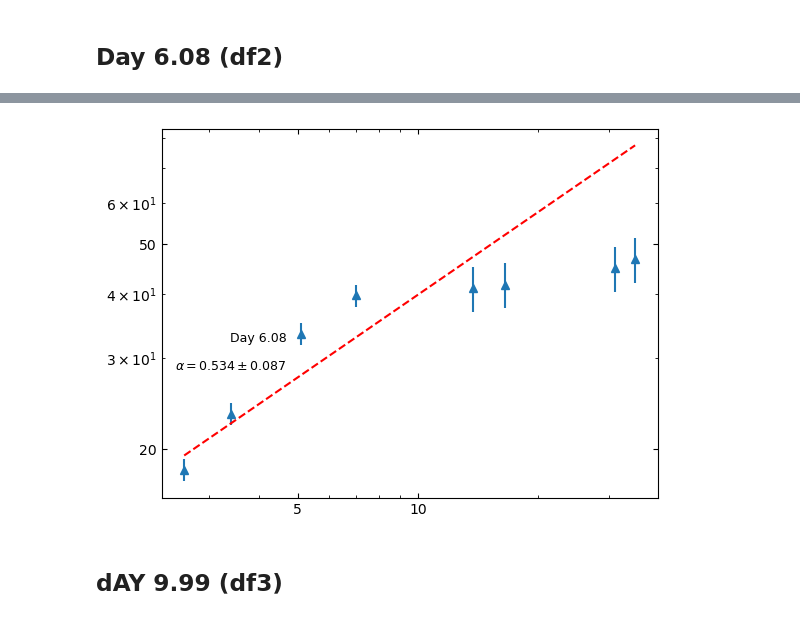
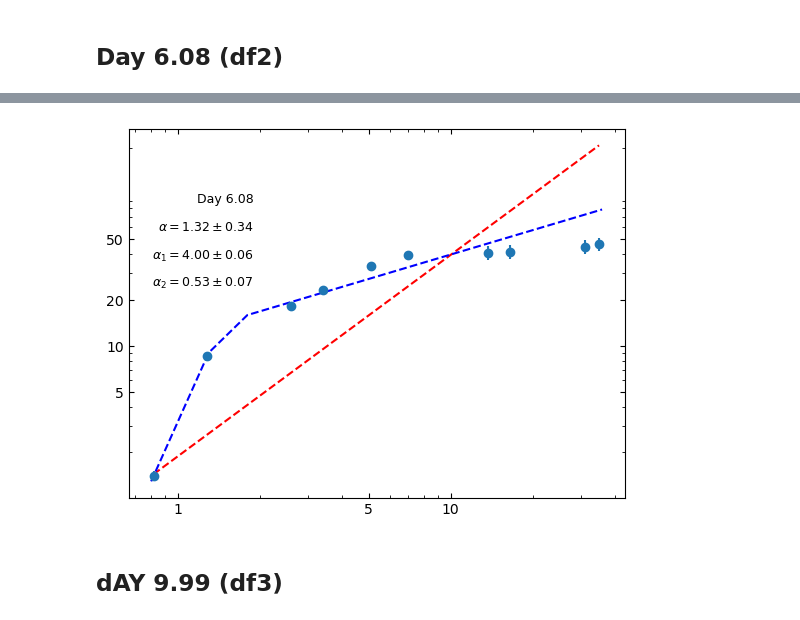
Before and after one commit to Wilhelm005/Research-Code, a Jupyter notebook: RS Oph Spectral Index.ipynb, the cells around one changed output, grey strips where cells are left out. Drawn from its saved outputs; the diff is of its cells as text; code cells hidden in the pictures.

```diff
--- a/RS Oph Spectral Index.ipynb
+++ b/RS Oph Spectral Index.ipynb
@@ -506,0 +652,22 @@ def error(err, freq, flux):
+# %%
+#Initialize fitters
+fitBPL = fitting.LevMarLSQFitter(calc_uncertainties=True)
+
+print(fitBPL.fit_info)
+
+#A function that will produce a broken power law for given input values
+#Also fits the BPL using LevMarLSQFitter
+#Issue: not all BPL's work so I get an error when trying to fit it to the data
+
+def bpl_func(freq, flux, er, a1, a2):
+    wt = 1 / (np.power(er,2))
+    peak = np.max(flux)
+    BPL = []
+
+    for i in range(0,len(freq)):
+        for j in range(0,len(a1)):
+            bro = BrokenPowerLaw1D(peak, freq[i], alpha_1 = a1[j], alpha_2 = a2[j])
+            BPL.append(bro)
+
+
+    return(BPL)
@@ -606,11 +950,9 @@ plt.show();
 ## Day 6.08 (df2)
 # %%
 #(work for anything with 3+ points)
-mask = df2['Flux Density (mJy)'] > 3 * df2['Uncertainty (mJy)']  # apply detection threshold
-
-x2 = df2['Freq (GHz)'][mask].values.tolist()
-y2 = df2['Flux Density (mJy)'][mask].values.tolist()
-yerr2 = df2['Uncertainty (mJy)'][mask].values.tolist()
+x2 = df2['Freq (GHz)'].values.tolist()
+y2 = df2['Flux Density (mJy)'].values.tolist()
+yerr2 = df2['Uncertainty (mJy)'].values.tolist()
 # %%
 yerr2 = error(yerr2, x2, y2)
 # %%
@@ -685,21 +1126,29 @@ The error/standard deviation is 0.08686334692002702
 # %%
 #plotting to check
+x_freq = np.arange(.8,36,0.5)
+
 fig,ax = plt.subplots()
 mask = df2['Flux Density (mJy)'] > 3 * df2['Uncertainty (mJy)']  # apply detection threshold
+mask2 = df2['Flux Density (mJy)'] < 3 * df2['Uncertainty (mJy)']  # apply non-detection threshold
 if mask.any():  # proceed only if at least one detection
-    ax.errorbar(df2['Freq (GHz)'][mask], df2['Flux Density (mJy)'][mask], yerr=yerr2, fmt='^')
+    ax.errorbar(df2['Freq (GHz)'][mask], df2['Flux Density (mJy)'][mask], yerr=yerr2, fmt='o')
+    ax.scatter(df2['Freq (GHz)'][mask2], (df2['Flux Density (mJy)'][mask2] + 3*df2['Uncertainty (mJy)'][mask2]), marker='v')
     ax.set_xscale('log')
     ax.set_xticks([1, 5, 10, 50], labels=['1', '5', '10', '50'])
     ax.set_yscale('log')
     ax.set_yticks([1, 5, 10, 20, 50], labels=['1', '5', '10', '20', '50'])
-    ax.annotate('Day 6.08', xy=(90, 120), xycoords='axes points', size=9, ha='right', va='top', bbox=dict(boxstyle='round', fc='w', ec="w"))
+    ax.annotate('Day 6.08', xy=(90, 220), xycoords='axes points', size=9, ha='right', va='top', bbox=dict(boxstyle='round', fc='w', ec="w"))
     ax.tick_params(axis='both', which='both', direction='in', top=True, right=True)
     ax.plot(df2['Freq (GHz)'][mask], fit_model_weights2(df2['Freq (GHz)'][mask]), 'r--')
-    ax.annotate('${\u03B1 = 0.534 \\pm 0.087}$', xy=(90, 100), xycoords='axes points', size=9, ha='right', va='top', bbox=dict(boxstyle='round', fc='w', ec="w"))
+    ax.annotate('${\u03B1 = 1.32 \\pm 0.34}$', xy=(90, 200), xycoords='axes points', size=9, ha='right', va='top', bbox=dict(boxstyle='round', fc='w', ec="w"))
+
+    ax.plot(x_freq, fw_BPL2(x_freq), 'b--')
+    ax.annotate('${\u03B1_1 = 4.00 \\pm 0.06}$', xy=(90, 180), xycoords='axes points', size=9, ha='right', va='top', bbox=dict(boxstyle='round', fc='w', ec="w"))
+    ax.annotate('${\u03B1_2 = 0.53 \\pm 0.07}$', xy=(90, 160), xycoords='axes points', size=9, ha='right', va='top', bbox=dict(boxstyle='round', fc='w', ec="w"))
 
 plt.show();
 # %% [output]
-[figure, old version]
+[figure, new version]
 # %% [markdown]
 ## dAY 9.99 (df3)
 # %%
```
Also changed, not shown: parts of 154 cells of this notebook.
